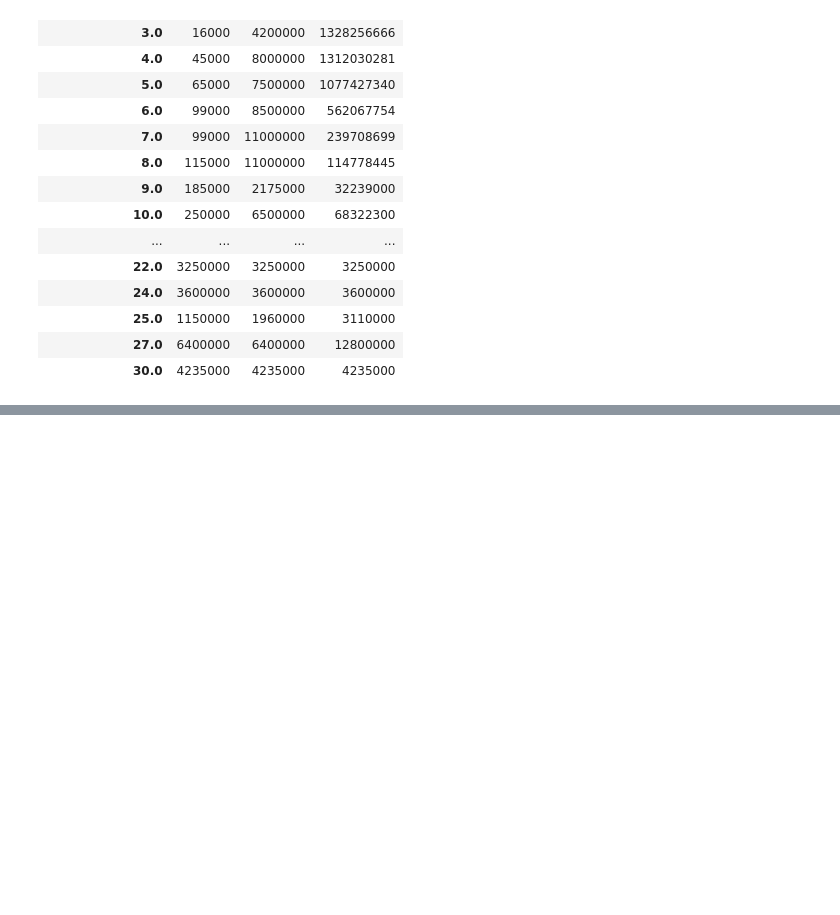
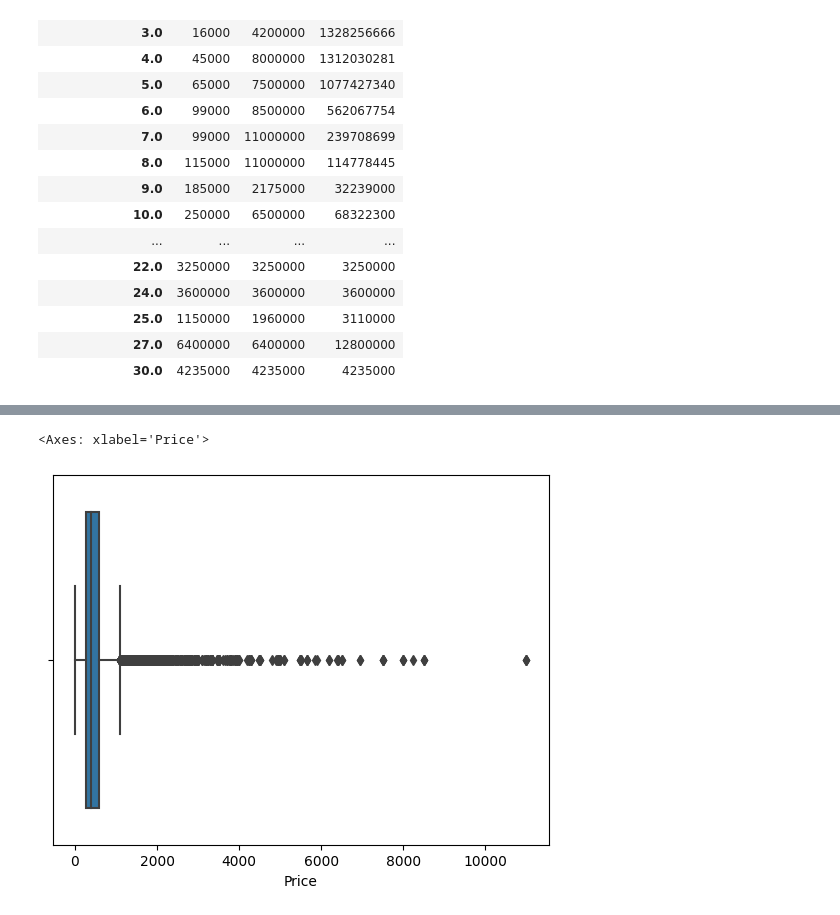
Before and after one commit to melikkekaya/challenge-data-analysis, a Jupyter notebook: analysis_melike.ipynb, the cells around one changed output, grey strips where cells are left out. Cells and saved outputs as stored; diff of their text form; code cells hidden in the pictures; blank space fills up the shorter version.

```diff
--- a/analysis_melike.ipynb
+++ b/analysis_melike.ipynb
@@ -181,0 +226,7 @@ house_target_data.groupby("Number of rooms")["Price"].agg([min,max,sum])
+# %%
+price = (house_target_data["Price"]/1000)
+# %%
+sns.boxplot(x=price)
+# %% [output]
+<Axes: xlabel='Price'>
+[figure, added]
```
Also changed, not shown: parts of 20 cells of this notebook.
